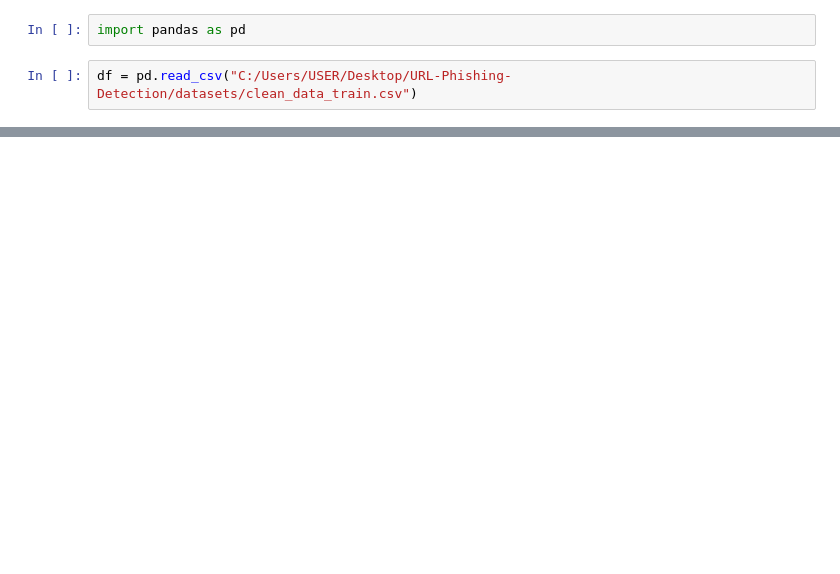
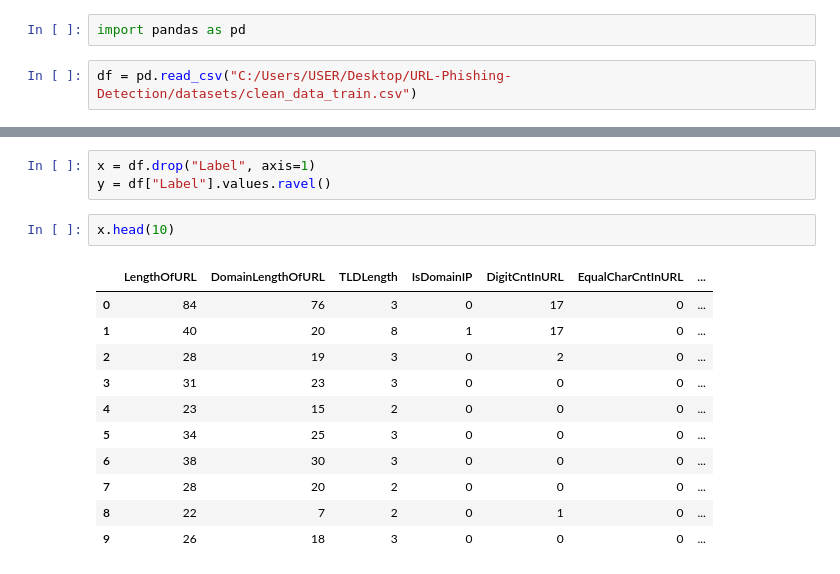
Before and after one commit to mmeliht/URL-Phishing-Detection, a Jupyter notebook: algo_test.ipynb, the cells around one changed output, grey strips where cells are left out. Cells and saved outputs as stored; diff of their text form; blank space fills up the shorter version.

```diff
--- a/algo_test.ipynb
+++ b/algo_test.ipynb
@@ -19,0 +184,17 @@ df.head(10)
+# %%
+x = df.drop("Label", axis=1)
+y = df["Label"].values.ravel()
+# %%
+x.head(10)
+# %% [output]
+|  | LengthOfURL | DomainLengthOfURL | TLDLength | IsDomainIP | DigitCntInURL | EqualCharCntInURL | ... |
+| 0 | 84 | 76 | 3 | 0 | 17 | 0 | ... |
+| 1 | 40 | 20 | 8 | 1 | 17 | 0 | ... |
+| 2 | 28 | 19 | 3 | 0 | 2 | 0 | ... |
+| 3 | 31 | 23 | 3 | 0 | 0 | 0 | ... |
+| 4 | 23 | 15 | 2 | 0 | 0 | 0 | ... |
+| 5 | 34 | 25 | 3 | 0 | 0 | 0 | ... |
+| 6 | 38 | 30 | 3 | 0 | 0 | 0 | ... |
+| 7 | 28 | 20 | 2 | 0 | 0 | 0 | ... |
+| 8 | 22 | 7 | 2 | 0 | 1 | 0 | ... |
+| 9 | 26 | 18 | 3 | 0 | 0 | 0 | ... |
```
Also changed, not shown: parts of 12 cells of this notebook.
